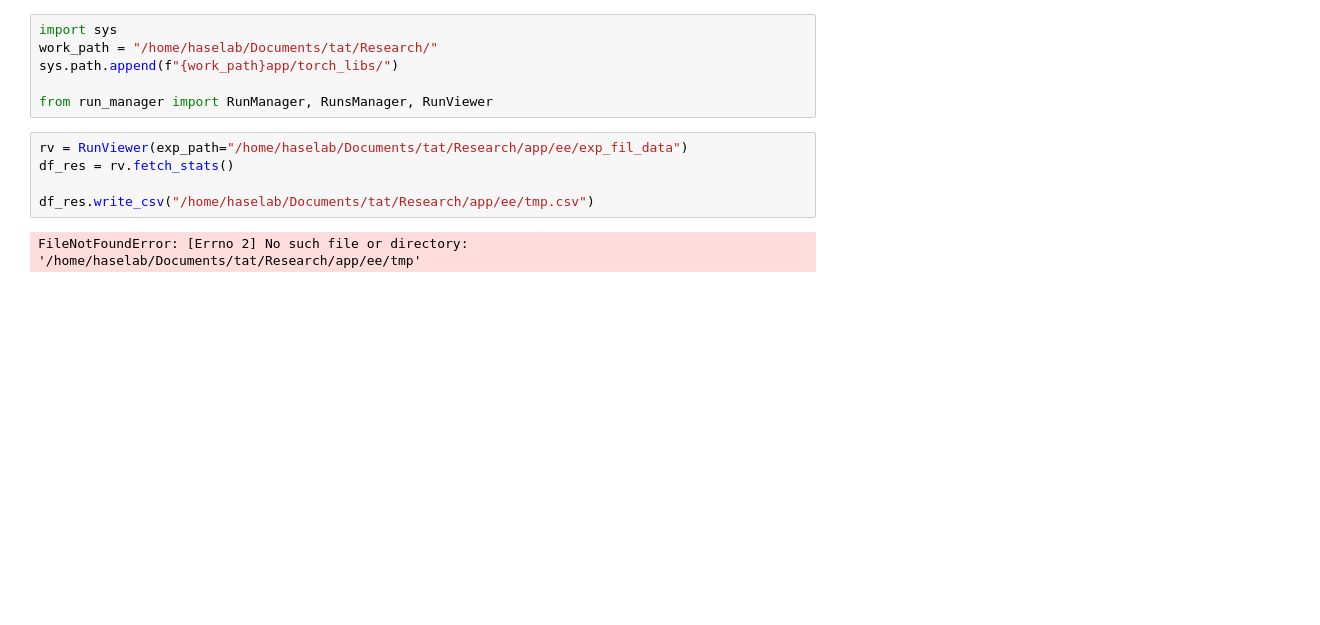
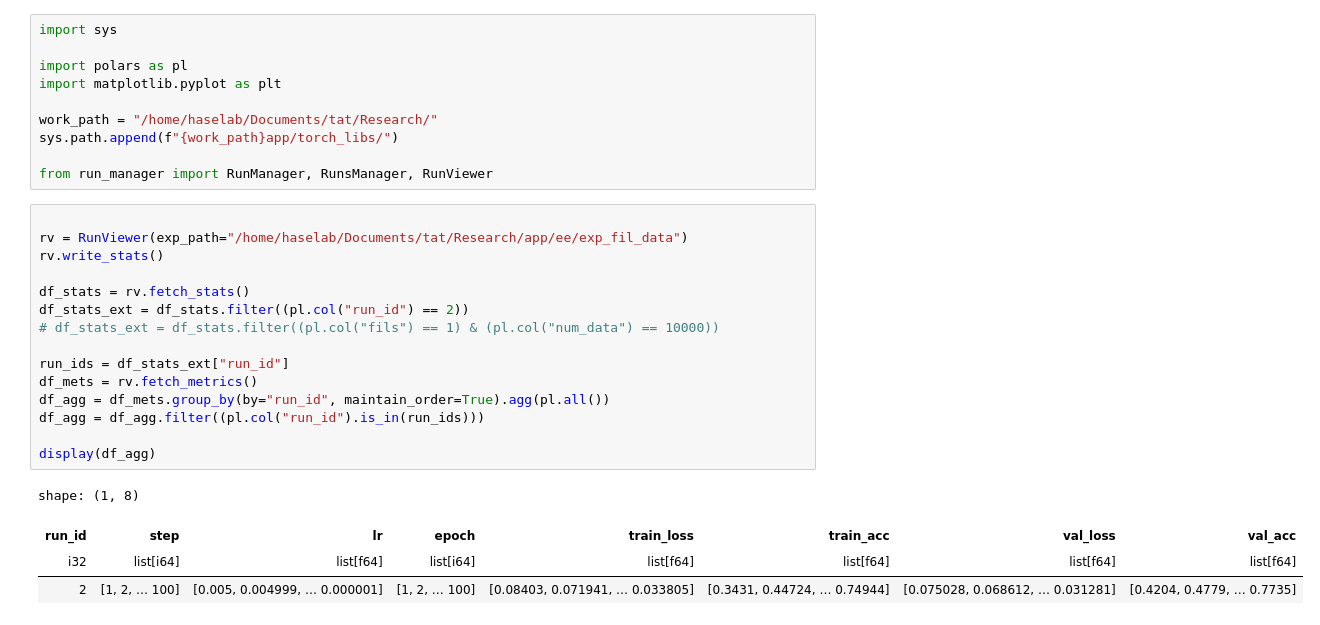
Before and after one commit to Tat1209/Research, a Jupyter notebook: app/ee/viewer.ipynb, the cells around one changed output. Cells and saved outputs as stored; diff of their text form; blank space fills up the shorter version.

```diff
--- a/app/ee/viewer.ipynb
+++ b/app/ee/viewer.ipynb
@@ -1,13 +1,30 @@
 # %%
 import sys
+
+import polars as pl
+import matplotlib.pyplot as plt
+
 work_path = "/home/haselab/Documents/tat/Research/"
 sys.path.append(f"{work_path}app/torch_libs/")
 
 from run_manager import RunManager, RunsManager, RunViewer
-# %%
-rv = RunViewer(exp_path="/home/haselab/Documents/tat/Research/app/ee/exp_fil_data")
-df_res = rv.fetch_stats()
-
-df_res.write_csv("/home/haselab/Documents/tat/Research/app/ee/tmp.csv")
-# %% [output]
-FileNotFoundError: [Errno 2] No such file or directory: '/home/haselab/Documents/tat/Research/app/ee/tmp'
+# %%
+
+rv = RunViewer(exp_path="/home/haselab/Documents/tat/Research/app/ee/exp_fil_data")
+rv.write_stats()
+
+df_stats = rv.fetch_stats()
+df_stats_ext = df_stats.filter((pl.col("run_id") == 2))
+# df_stats_ext = df_stats.filter((pl.col("fils") == 1) & (pl.col("num_data") == 10000))
+
+run_ids = df_stats_ext["run_id"]
+df_mets = rv.fetch_metrics()
+df_agg = df_mets.group_by(by="run_id", maintain_order=True).agg(pl.all())
+df_agg = df_agg.filter((pl.col("run_id").is_in(run_ids)))
+
+display(df_agg)
+# %% [output]
+shape: (1, 8)
+| run_id | step | lr | epoch | train_loss | train_acc | val_loss | val_acc |
+| i32 | list[i64] | list[f64] | list[i64] | list[f64] | list[f64] | list[f64] | list[f64] |
+| 2 | [1, 2, … 100] | [0.005, 0.004999, … 0.000001] | [1, 2, … 100] | [0.08403, 0.071941, … 0.033805] | [0.3431, 0.44724, … 0.74944] | [0.075028, 0.068612, … 0.031281] | [0.4204, 0.4779, … 0.7735] |
```
Also changed, not shown: parts of 2 cells of this notebook, 15 other files.
